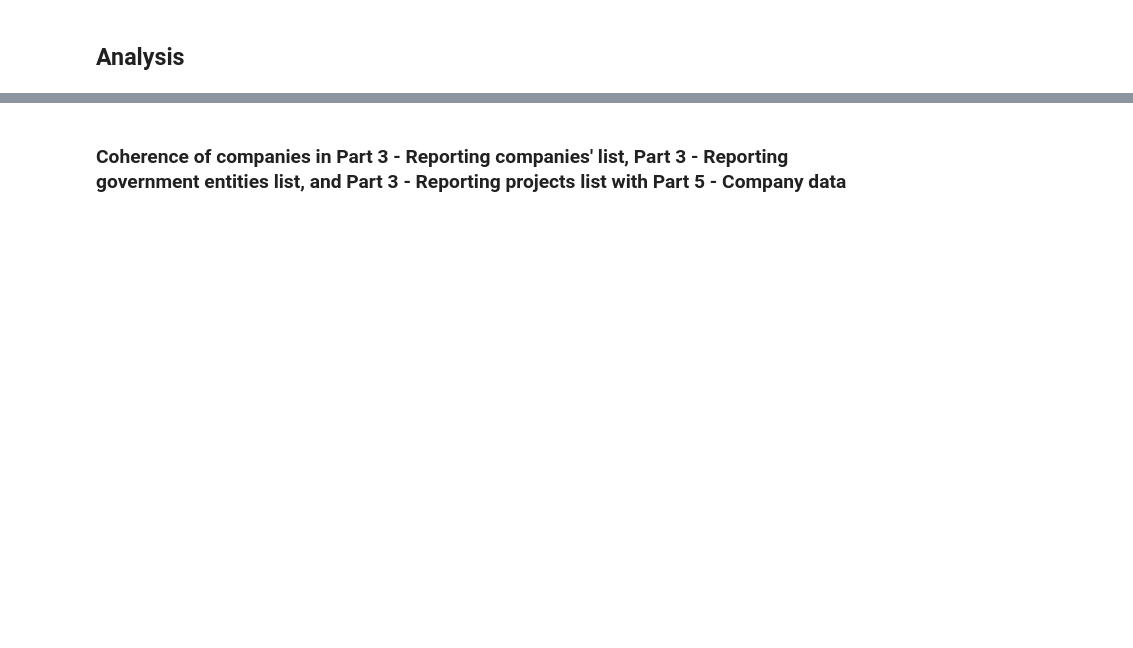
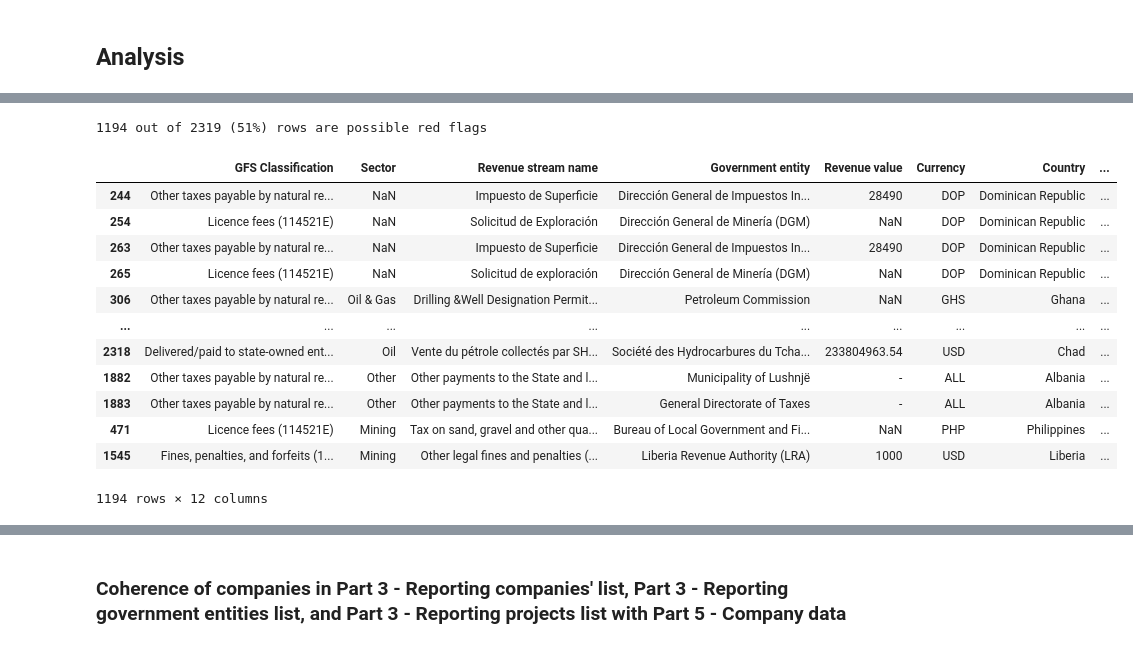
Before and after one commit to civicliteracies/EITI_SDT_data_verification_and_validation, a Jupyter notebook: 02 - Duplication and coherence.ipynb, the cells around one changed output, grey strips where cells are left out. Saved outputs shown, nothing was run; the diff lists cells and outputs as text; code cells hidden in the pictures; blank space fills up the shorter version.

```diff
--- a/02 - Duplication and coherence.ipynb
+++ b/02 - Duplication and coherence.ipynb
@@ -177,0 +185,5 @@ def get_problematic_rows(df, columns, min_cols_diff):
+# %%
+def num_rf_rows(df1, df2):
+
+    perc = 100 * df2.shape[0] / df1.shape[0]
+    print(f'{df2.shape[0]} out of {df1.shape[0]} ({perc:.0f}%) rows are possible red flags')
@@ -245,0 +402,21 @@ redflags_part_3b.groupby(["Country", "Year"]).size().reset_index(name='Number of
+# %%
+columns_4 = ["Sector", "Government entity", "Revenue value", "Revenue stream name"]
+
+redflags_part_4 = get_redflags(df_part_4, columns_4, 3)
+num_rf_rows(df_part_4, redflags_part_4)
+display(redflags_part_4)
+# %% [output]
+1194 out of 2319 (51%) rows are possible red flags
+|  | GFS Classification | Sector | Revenue stream name | Government entity | Revenue value | Currency | Country | ... |
+| 244 | Other taxes payable by natural re... | NaN | Impuesto de Superficie | Dirección General de Impuestos In... | 28490 | DOP | Dominican Republic | ... |
+| 254 | Licence fees (114521E) | NaN | Solicitud de Exploración | Dirección General de Minería (DGM) | NaN | DOP | Dominican Republic | ... |
+| 263 | Other taxes payable by natural re... | NaN | Impuesto de Superficie | Dirección General de Impuestos In... | 28490 | DOP | Dominican Republic | ... |
+| 265 | Licence fees (114521E) | NaN | Solicitud de exploración | Dirección General de Minería (DGM) | NaN | DOP | Dominican Republic | ... |
+| 306 | Other taxes payable by natural re... | Oil & Gas | Drilling &Well Designation Permit... | Petroleum Commission | NaN | GHS | Ghana | ... |
+| ... | ... | ... | ... | ... | ... | ... | ... | ... |
+| 2318 | Delivered/paid to state-owned ent... | Oil | Vente du pétrole collectés par SH... | Société des Hydrocarbures du Tcha... | 233804963.54 | USD | Chad | ... |
+| 1882 | Other taxes payable by natural re... | Other | Other payments to the State and l... | Municipality of Lushnjë | - | ALL | Albania | ... |
+| 1883 | Other taxes payable by natural re... | Other | Other payments to the State and l... | General Directorate of Taxes | - | ALL | Albania | ... |
+| 471 | Licence fees (114521E) | Mining | Tax on sand, gravel and other qua... | Bureau of Local Government and Fi... | NaN | PHP | Philippines | ... |
+| 1545 | Fines, penalties, and forfeits (1... | Mining | Other legal fines and penalties (... | Liberia Revenue Authority (LRA) | 1000 | USD | Liberia | ... |
+1194 rows × 12 columns
```
Also changed, not shown: parts of 44 cells of this notebook.
